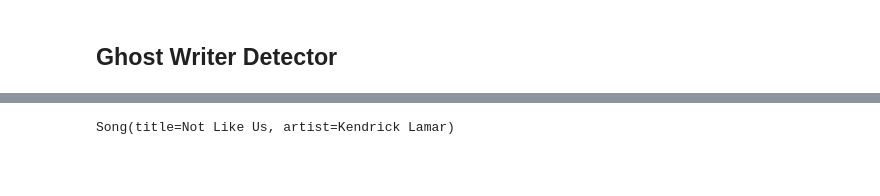
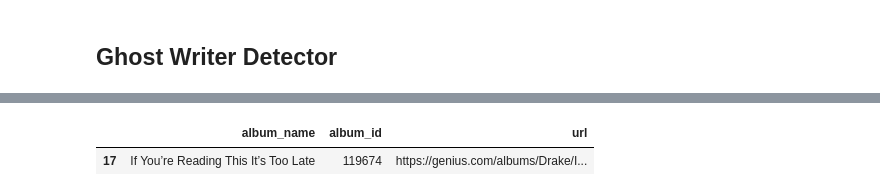
Before and after one commit to nicholaskim1004/Ghost-Writer-Detector, a Jupyter notebook: testing_ground.ipynb, the cells around one changed output, grey strips where cells are left out. Drawn from its saved outputs; the diff is of its cells as text; code cells hidden in the pictures; blank space fills up the shorter version.

Commit message:
- creating functions to get artist id, and pull songs from specific albums to build out our training corpus

```diff
--- a/testing_ground.ipynb
+++ b/testing_ground.ipynb
@@ -35,4 +226,9 @@ re.split(r'(\[Intro.*?\])', lyrics)
-# %%
-artist.songs[0]
-# %% [output]
-Song(title=Not Like Us, artist=Kendrick Lamar)
+# %%
+get_artist_id("Drake")
+albums = get_albums_by_artist(130)
+# %%
+df = pd.DataFrame(albums)
+df[df['album_name'] == "If You’re Reading This It’s Too Late"]
+# %% [output]
+|  | album_name | album_id | url |
+| 17 | If You’re Reading This It’s Too Late | 119674 | https://genius.com/albums/Drake/I... |
```
Also changed, not shown: parts of 6 cells of this notebook.
